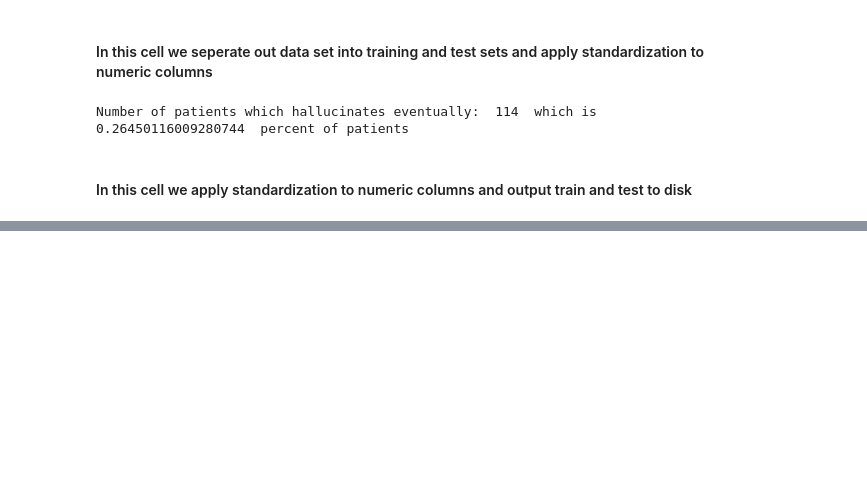
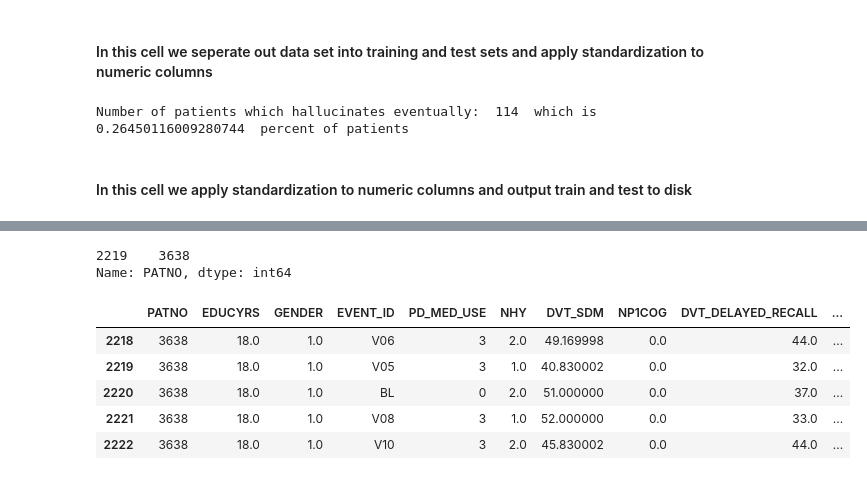
Before and after one commit to Tjersland/Master_2020_Prediction_of_Psychosis_in_Parkinsons_Patients_using_Machine_learning, a Jupyter notebook: final_preprocessing.ipynb, the cells around one changed output, grey strips where cells are left out. Saved outputs shown, nothing was run; the diff lists cells and outputs as text; code cells hidden in the pictures; blank space fills up the shorter version.

```diff
--- a/final_preprocessing.ipynb
+++ b/final_preprocessing.ipynb
@@ -330,0 +547,14 @@ test.to_csv(output_filepath + '/test.csv', index = False)
+# %%
+data.loc[data.EVENT_ID == "V05", "PATNO"]
+# %% [output]
+2219    3638
+Name: PATNO, dtype: int64
+# %%
+data.loc[data.PATNO == 3638,:]
+# %% [output]
+|  | PATNO | EDUCYRS | GENDER | EVENT_ID | PD_MED_USE | NHY | DVT_SDM | NP1COG | DVT_DELAYED_RECALL | ... |
+| 2218 | 3638 | 18.0 | 1.0 | V06 | 3 | 2.0 | 49.169998 | 0.0 | 44.0 | ... |
+| 2219 | 3638 | 18.0 | 1.0 | V05 | 3 | 1.0 | 40.830002 | 0.0 | 32.0 | ... |
+| 2220 | 3638 | 18.0 | 1.0 | BL | 0 | 2.0 | 51.000000 | 0.0 | 37.0 | ... |
+| 2221 | 3638 | 18.0 | 1.0 | V08 | 3 | 1.0 | 52.000000 | 0.0 | 33.0 | ... |
+| 2222 | 3638 | 18.0 | 1.0 | V10 | 3 | 2.0 | 45.830002 | 0.0 | 44.0 | ... |
```
Also changed, not shown: parts of 10 cells of this notebook, 3 other files.
